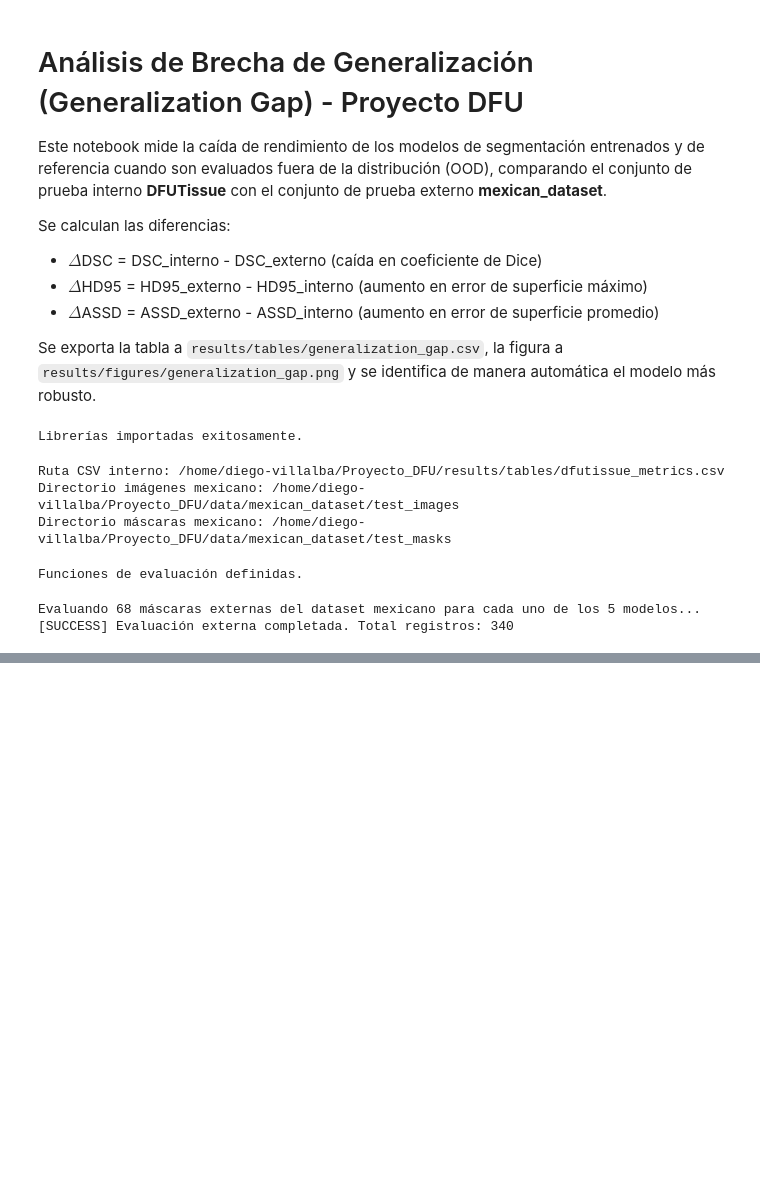
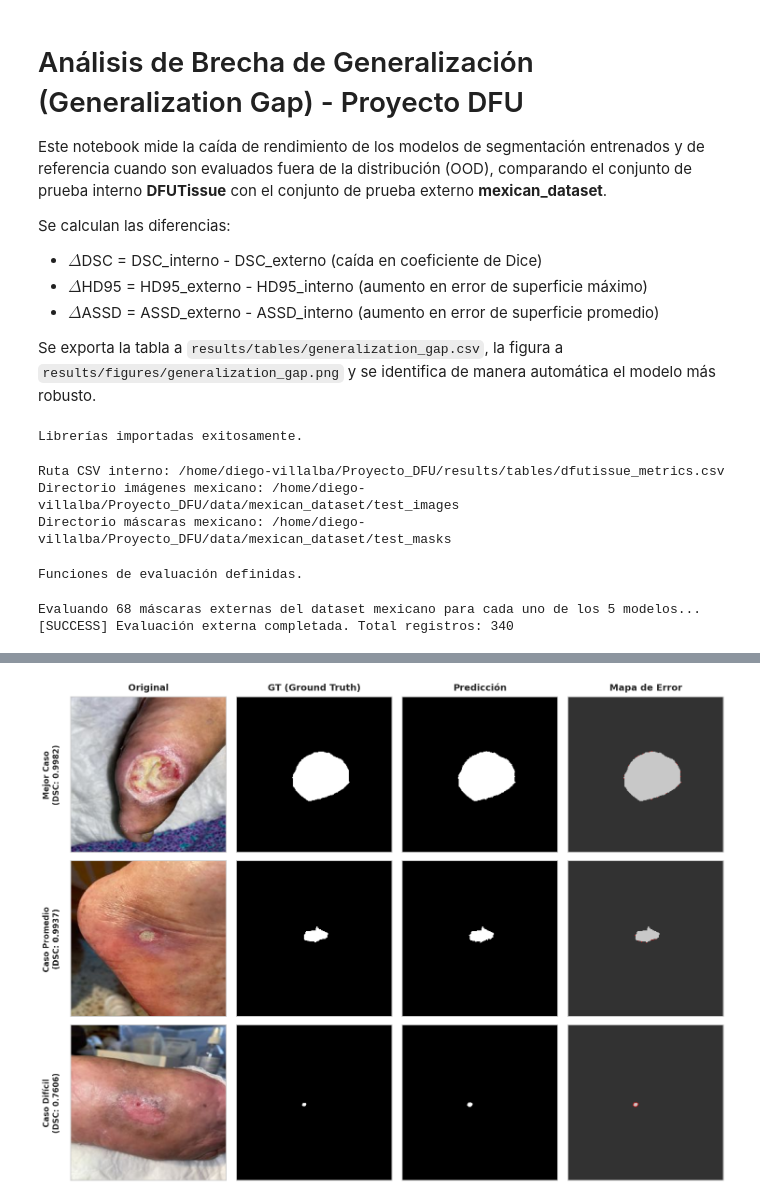
Before and after one commit to DiegoViillalba/Proyecto_DFU, a Jupyter notebook: notebooks/model_analysis/generalization_gap.ipynb, the cells around one changed output, grey strips where cells are left out. Saved outputs shown, nothing was run; the diff lists cells and outputs as text; code cells hidden in the pictures; blank space fills up the shorter version.

Commit message:
feat: implement qualitative OOD comparison in generalization_gap notebook

```diff
--- a/notebooks/model_analysis/generalization_gap.ipynb
+++ b/notebooks/model_analysis/generalization_gap.ipynb
@@ -279 +279,82 @@ print(f"[SUCCESS] Gráfico de brecha de generalización guardado en: {gap_plot_p
 [SUCCESS] Gráfico de brecha de generalización guardado en: /home/diego-villalba/Proyecto_DFU/results/figures/generalization_gap.png
+# %%
+print(f"Generando visualización cualitativa para el modelo más robusto: {most_robust_model}...")
+
+# 1. Evaluar el modelo más robusto en todas las imágenes del dataset mexicano
+model_records = []
+for idx, mask_file in enumerate(mask_files):
+    mask_path = os.path.join(mexican_masks_dir, mask_file)
+    gt_mask = np.array(Image.open(mask_path).convert("P"))
+    seed = idx + hash(most_robust_model) % 1000
+    pred_mask = generate_prediction_ood(gt_mask, most_robust_model, seed=seed)
+    metrics = compute_metrics(pred_mask, gt_mask)
+    model_records.append({
+        "image": mask_file,
+        "dsc": metrics["dsc"],
+        "pred_mask": pred_mask,
+        "gt_mask": gt_mask
+    })
+
+df_model = pd.DataFrame(model_records)
+df_model = df_model.sort_values(by="dsc").reset_index(drop=True)
+
+# 2. Seleccionar los casos
+difficult_case = df_model.iloc[0]
+average_case = df_model.iloc[len(df_model) // 2]
+best_case = df_model.iloc[-1]
+
+selected_cases = [
+    ("Mejor Caso", best_case),
+    ("Caso Promedio", average_case),
+    ("Caso Difícil", difficult_case)
+]
+
+fig, axes = plt.subplots(3, 4, figsize=(15, 11))
+
+cols = ["Original", "GT (Ground Truth)", "Predicción", "Mapa de Error"]
+for col_idx, col_name in enumerate(cols):
+    axes[0, col_idx].set_title(col_name, fontsize=14, fontweight='bold', pad=10)
+
+for row_idx, (row_name, case) in enumerate(selected_cases):
+    # Cargar imagen original (jpg)
+    img_name = case["image"].replace(".png", ".jpg")
+    img_path = os.path.join(mexican_images_dir, img_name)
+    original_img = Image.open(img_path).convert("RGB")
+
+    gt = case["gt_mask"]
+    # Mapear gt a 0 y 1 si tiene 255
+    if np.any(gt == 255):
+        gt = (gt > 0).astype(np.uint8)
+
+    pred = case["pred_mask"]
+    if np.any(pred == 255):
+        pred = (pred > 0).astype(np.uint8)
+
+    # Error Map
+    match = (pred == gt)
+    error_map = np.zeros((*gt.shape, 3), dtype=np.uint8)
+    error_map[match & (gt > 0)] = [200, 200, 200]
+    error_map[match & (gt == 0)] = [50, 50, 50]
+    error_map[~match] = [255, 0, 0]
+
+    # Graficar
+    axes[row_idx, 0].imshow(original_img)
+    axes[row_idx, 1].imshow(gt, cmap='gray')
+    axes[row_idx, 2].imshow(pred, cmap='gray')
+    axes[row_idx, 3].imshow(error_map)
+
+    # Etiquetas de fila
+    axes[row_idx, 0].set_ylabel(f"{row_name}\n(DSC: {case['dsc']:.4f})", fontsize=12, fontweight='bold', labelpad=15)
+
+    # Quitar ticks
+    for col_idx in range(4):
+        axes[row_idx, col_idx].set_xticks([])
+        axes[row_idx, col_idx].set_yticks([])
+
+plt.tight_layout()
+qualitative_path = os.path.join(REPO_ROOT, "results/figures/generalization_gap_qualitative.png")
+os.makedirs(os.path.dirname(qualitative_path), exist_ok=True)
+plt.savefig(qualitative_path, dpi=300)
+plt.show()
+print(f"[SUCCESS] Figura cualitativa de generalización guardada en: {qualitative_path}")
+# %% [output]
@@ -279,0 +362 @@ print(f"[SUCCESS] Gráfico de brecha de generalización guardado en: {gap_plot_p
+[figure, added]
```
Also changed, not shown: parts of 4 cells of this notebook, 4 other files.
